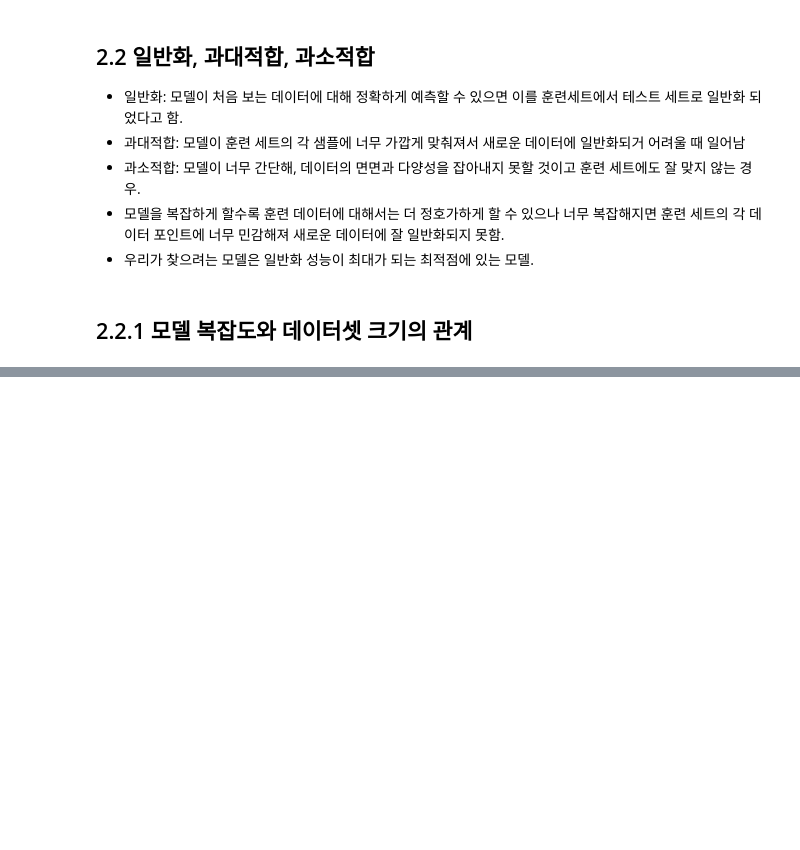
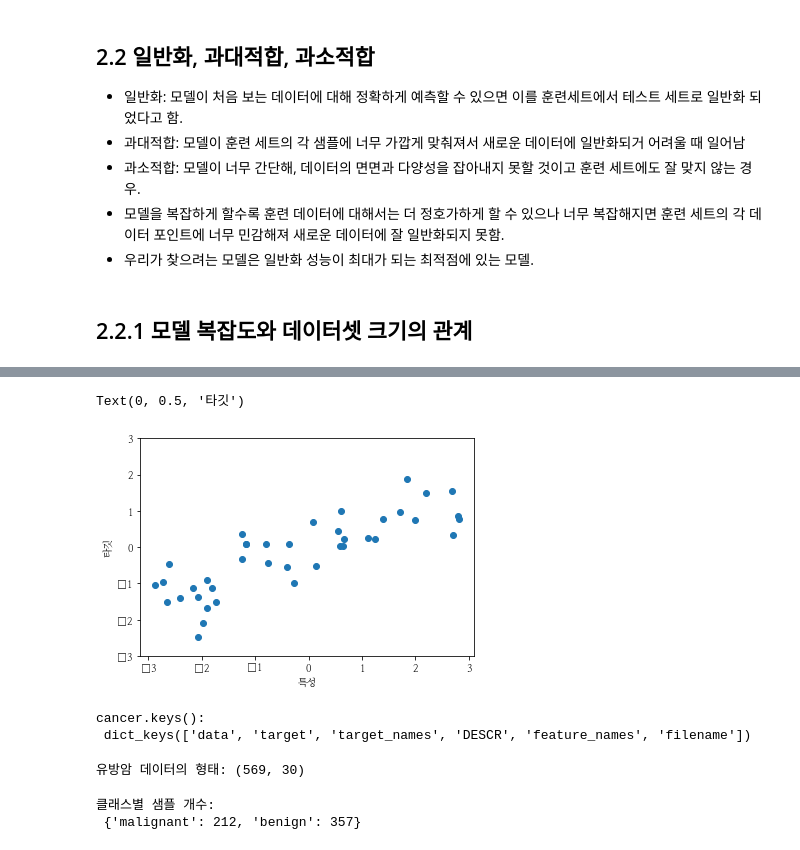
Before and after one commit to jihyunjeongme/data-science, a Jupyter notebook: [2장_지도_학습]_파이썬_라이브러리를_활용한_머신러닝_ipynb.ipynb, the cells around one changed output, grey strips where cells are left out. Cells and saved outputs as stored; diff of their text form; code cells hidden in the pictures; blank space fills up the shorter version.

```diff
--- a/[2장_지도_학습]_파이썬_라이브러리를_활용한_머신러닝_ipynb.ipynb
+++ b/[2장_지도_학습]_파이썬_라이브러리를_활용한_머신러닝_ipynb.ipynb
@@ -27,0 +89,15 @@
+# %%
+# X.shape 값에서 알 수 있듯이 이 데이터셋은 데이터 포인트 26개와 특성 2개를 가집니다.
+# 회귀 알고리즘 설명에는 인위적으로 만든 wave 데이터셋을 사용하겠습니다.
+
+# wave 데이터셋은 입력 특성 하나와 모델링할 타깃 변수(또는 응답)을 가집니다.
+
+# 특성을 x축에 놓고 회귀의 타깃(출력)을 y축에 놓았습니다.
+X, y = mglearn.datasets.make_wave(n_samples=40)
+plt.plot(X, y, 'o')
+plt.ylim(-3, 3)
+plt.xlabel("특성")
+plt.ylabel("타깃")
+# %% [output]
+Text(0, 0.5, '타깃')
+[figure, added]
@@ -27,0 +108,13 @@
+# %%
+# sciket-learn에 있는 load_breast_cancer 함수를 사용하여 불러올 수 있습니다.
+
+from sklearn.datasets import load_breast_cancer
+cancer = load_breast_cancer()
+print("cancer.keys():\n", cancer.keys())
+# %% [output]
+cancer.keys():
+ dict_keys(['data', 'target', 'target_names', 'DESCR', 'feature_names', 'filename'])
+# %%
+print("유방암 데이터의 형태:", cancer.data.shape)
+# %% [output]
+유방암 데이터의 형태: (569, 30)
@@ -27,0 +123,7 @@
+# %%
+import numpy as np
+print("클래스별 샘플 개수:\n",
+      {n: v for n, v in zip(cancer.target_names, np.bincount(cancer.target))})
+# %% [output]
+클래스별 샘플 개수:
+ {'malignant': 212, 'benign': 357}
```
Also changed, not shown: parts of 76 cells of this notebook.
